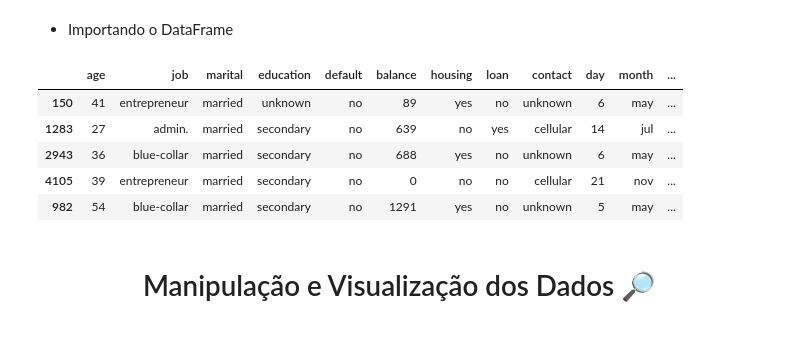
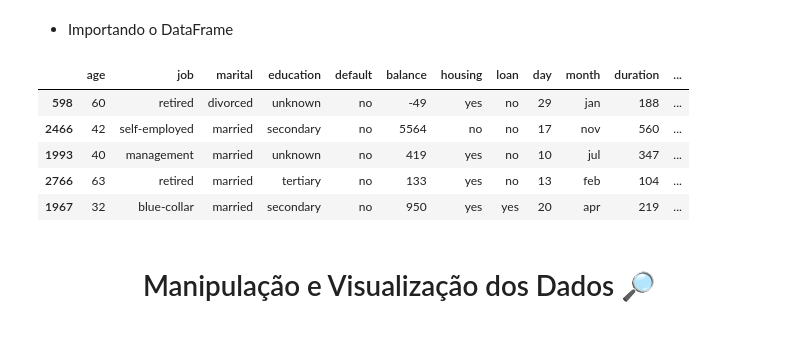
Before and after one commit to felipefagion/bank_machine_learning, a Jupyter notebook: ProjetoMl.ipynb, the cells around one changed output. Cells and saved outputs as stored; diff of their text form; code cells hidden in the pictures.

```diff
--- a/ProjetoMl.ipynb
+++ b/ProjetoMl.ipynb
@@ -73,18 +73,18 @@ warnings.filterwarnings("ignore")
 - Importando o DataFrame
 # %%
 # Ler o arquivo e colunas  que serão usadas
-df = pd.read_csv("bank_data.csv", usecols=["age", "job", "marital", "education", "default", "balance", "housing", "loan", "contact", "day", "month",
+df = pd.read_csv("bank_data.csv", usecols=["age", "job", "marital", "education", "default", "balance", "housing", "loan", "day", "month",
                                            "duration", "campaign", "pdays", "previous", "poutcome", "y"])
 
 # Visualizando cinco amostras aleatórias do Dataframe
 df.sample(5)
 # %% [output]
-|  | age | job | marital | education | default | balance | housing | loan | contact | day | month | ... |
-| 150 | 41 | entrepreneur | married | unknown | no | 89 | yes | no | unknown | 6 | may | ... |
-| 1283 | 27 | admin. | married | secondary | no | 639 | no | yes | cellular | 14 | jul | ... |
-| 2943 | 36 | blue-collar | married | secondary | no | 688 | yes | no | unknown | 6 | may | ... |
-| 4105 | 39 | entrepreneur | married | secondary | no | 0 | no | no | cellular | 21 | nov | ... |
-| 982 | 54 | blue-collar | married | secondary | no | 1291 | yes | no | unknown | 5 | may | ... |
+|  | age | job | marital | education | default | balance | housing | loan | day | month | duration | ... |
+| 598 | 60 | retired | divorced | unknown | no | -49 | yes | no | 29 | jan | 188 | ... |
+| 2466 | 42 | self-employed | married | secondary | no | 5564 | no | no | 17 | nov | 560 | ... |
+| 1993 | 40 | management | married | unknown | no | 419 | yes | no | 10 | jul | 347 | ... |
+| 2766 | 63 | retired | married | tertiary | no | 133 | yes | no | 13 | feb | 104 | ... |
+| 1967 | 32 | blue-collar | married | secondary | no | 950 | yes | yes | 20 | apr | 219 | ... |
 # %% [markdown]
 <div align="center">
  <h1> Manipulação e Visualização dos Dados 🔎&nbsp; </h1>
```
Also changed, not shown: parts of 47 cells of this notebook, 2 other files.
